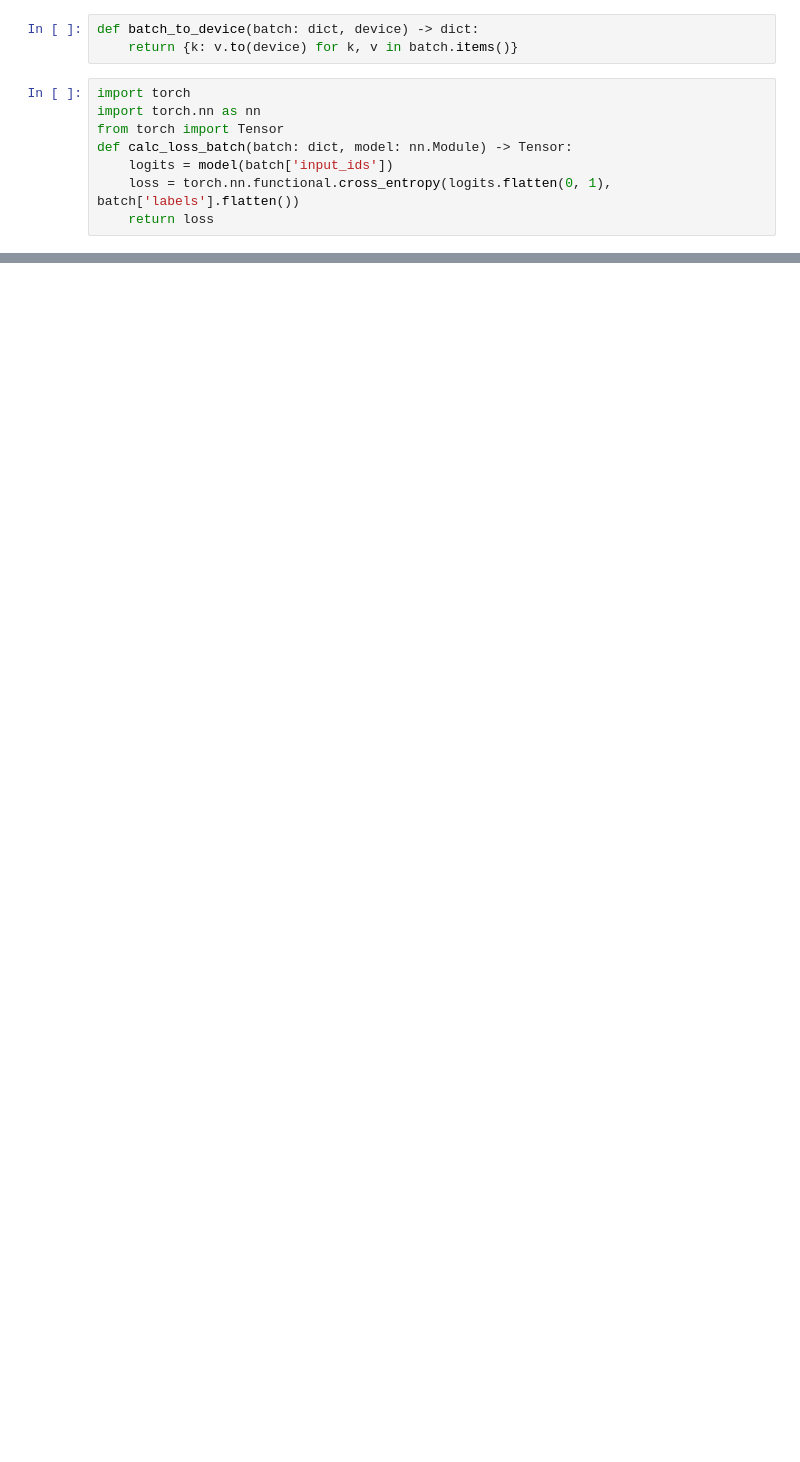
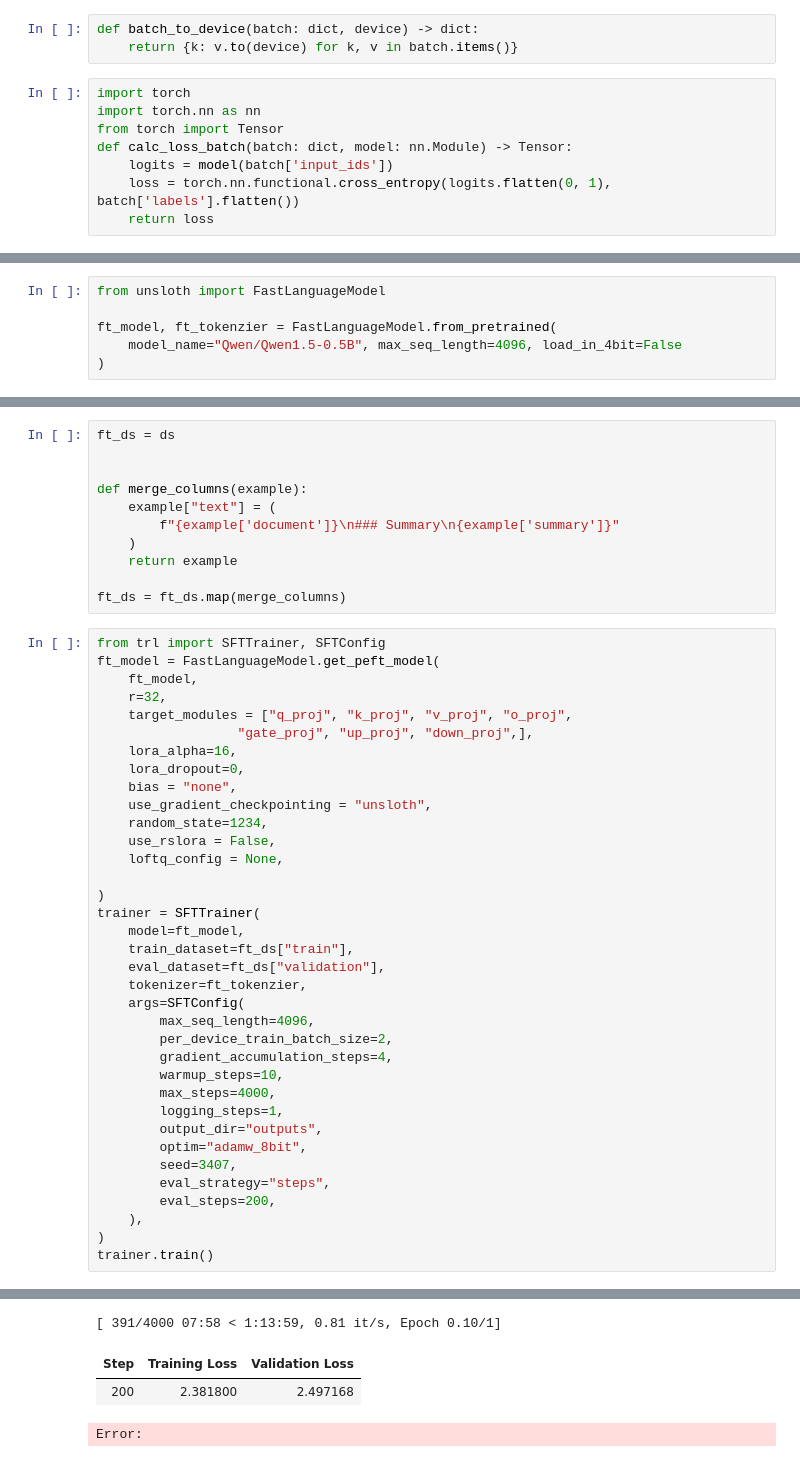
Before and after one commit to Elbergg/llm-projekt, a Jupyter notebook: projekt.ipynb, the cells around one changed output, grey strips where cells are left out. Cells and saved outputs as stored; diff of their text form; blank space fills up the shorter version.

```diff
--- a/projekt.ipynb
+++ b/projekt.ipynb
@@ -506,0 +452,6 @@ The following layers were not sharded: encoder.layer.*.output.dense.weight, enco
+# %%
+from unsloth import FastLanguageModel
+
+ft_model, ft_tokenzier = FastLanguageModel.from_pretrained(
+    model_name="Qwen/Qwen1.5-0.5B", max_seq_length=4096, load_in_4bit=False
+)
@@ -506,0 +468,48 @@ The following layers were not sharded: encoder.layer.*.output.dense.weight, enco
+# %%
+ft_ds = ds
+
+
+def merge_columns(example):
+    example["text"] = (
+        f"{example['document']}\n### Summary\n{example['summary']}"
+    )
+    return example
+
+ft_ds = ft_ds.map(merge_columns)
+# %%
+from trl import SFTTrainer, SFTConfig
+ft_model = FastLanguageModel.get_peft_model(
+    ft_model,
+    r=32,
+    target_modules = ["q_proj", "k_proj", "v_proj", "o_proj",
+                  "gate_proj", "up_proj", "down_proj",],
+    lora_alpha=16,
+    lora_dropout=0,
+    bias = "none",
+    use_gradient_checkpointing = "unsloth",
+    random_state=1234,
+    use_rslora = False,
+    loftq_config = None,
+
+)
+trainer = SFTTrainer(
+    model=ft_model,
+    train_dataset=ft_ds["train"],
+    eval_dataset=ft_ds["validation"],
+    tokenizer=ft_tokenzier,
+    args=SFTConfig(
+        max_seq_length=4096,
+        per_device_train_batch_size=2,
+        gradient_accumulation_steps=4,
+        warmup_steps=10,
+        max_steps=4000,
+        logging_steps=1,
+        output_dir="outputs",
+        optim="adamw_8bit",
+        seed=3407,
+        eval_strategy="steps",
+        eval_steps=200,
+    ),
+)
+trainer.train()
+# %% [output]
@@ -506,0 +522,4 @@ The following layers were not sharded: encoder.layer.*.output.dense.weight, enco
+[ 391/4000 07:58 < 1:13:59, 0.81 it/s, Epoch 0.10/1]
+| Step | Training Loss | Validation Loss |
+| 200 | 2.381800 | 2.497168 |
+Error:
```
Also changed, not shown: parts of 27 cells of this notebook.
